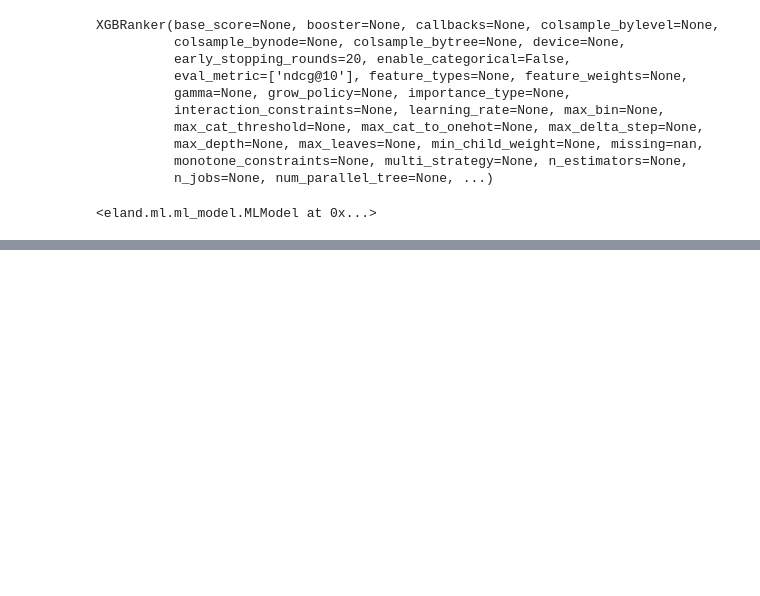
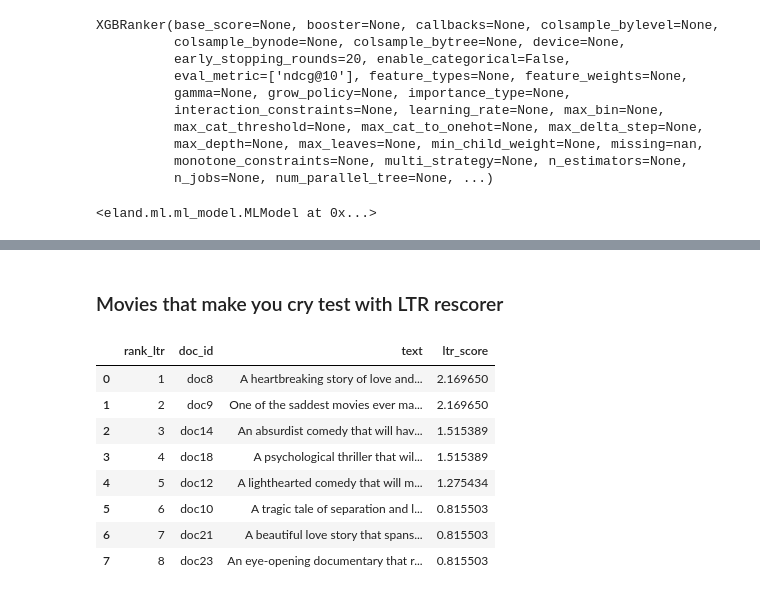
Before and after one commit to Delacrobix/training-ltr-model-based-on-judgement-sets, a Jupyter notebook: notebook/notebook.ipynb, the cells around one changed output, grey strips where cells are left out. Cells and saved outputs as stored; diff of their text form; code cells hidden in the pictures; blank space fills up the shorter version.

```diff
--- a/notebook/notebook.ipynb
+++ b/notebook/notebook.ipynb
@@ -344,0 +376,39 @@ rescored_search_response = es_client.search(
+# %% [markdown]
+### Movies that make you cry test with LTR rescorer
+# %%
+# LTR model rescoring
+ltr_rescorer = {
+    "learning_to_rank": {
+        "model_id": LEARNING_TO_RANK_MODEL_ID,
+        "params": {"query": query},
+    },
+    "window_size": 100,
+}
+
+rescored_search_response = es_client.search(
+    index=INDEX_NAME, query=bm25_query, rescore=ltr_rescorer
+)
+
+# Convert to DataFrame for better readability
+ltr_results = [
+    {
+        "doc_id": movie["_id"],
+        "text": movie["_source"]["text"],
+        "ltr_score": movie["_score"],
+    }
+    for movie in rescored_search_response["hits"]["hits"]
+]
+ltr_df_sad = pd.DataFrame(ltr_results)
+ltr_df_sad["rank_ltr"] = range(1, len(ltr_df_sad) + 1)
+ltr_df_sad["query"] = query
+ltr_df_sad[["rank_ltr", "doc_id", "text", "ltr_score"]]
+# %% [output]
+|  | rank_ltr | doc_id | text | ltr_score |
+| 0 | 1 | doc8 | A heartbreaking story of love and... | 2.169650 |
+| 1 | 2 | doc9 | One of the saddest movies ever ma... | 2.169650 |
+| 2 | 3 | doc14 | An absurdist comedy that will hav... | 1.515389 |
+| 3 | 4 | doc18 | A psychological thriller that wil... | 1.515389 |
+| 4 | 5 | doc12 | A lighthearted comedy that will m... | 1.275434 |
+| 5 | 6 | doc10 | A tragic tale of separation and l... | 0.815503 |
+| 6 | 7 | doc21 | A beautiful love story that spans... | 0.815503 |
+| 7 | 8 | doc23 | An eye-opening documentary that r... | 0.815503 |
```
Also changed, not shown: parts of 21 cells of this notebook, 4 other files.
